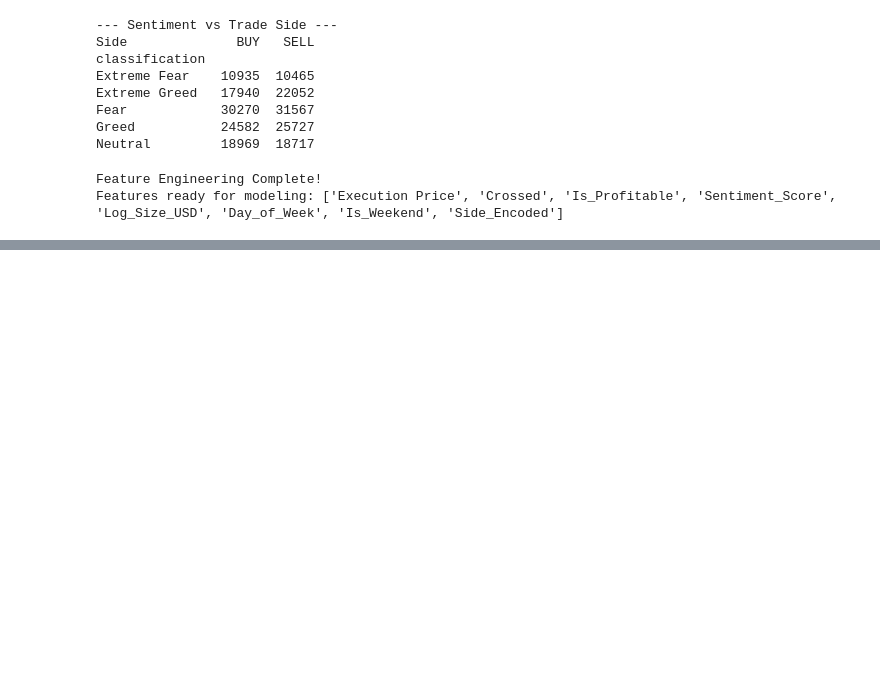
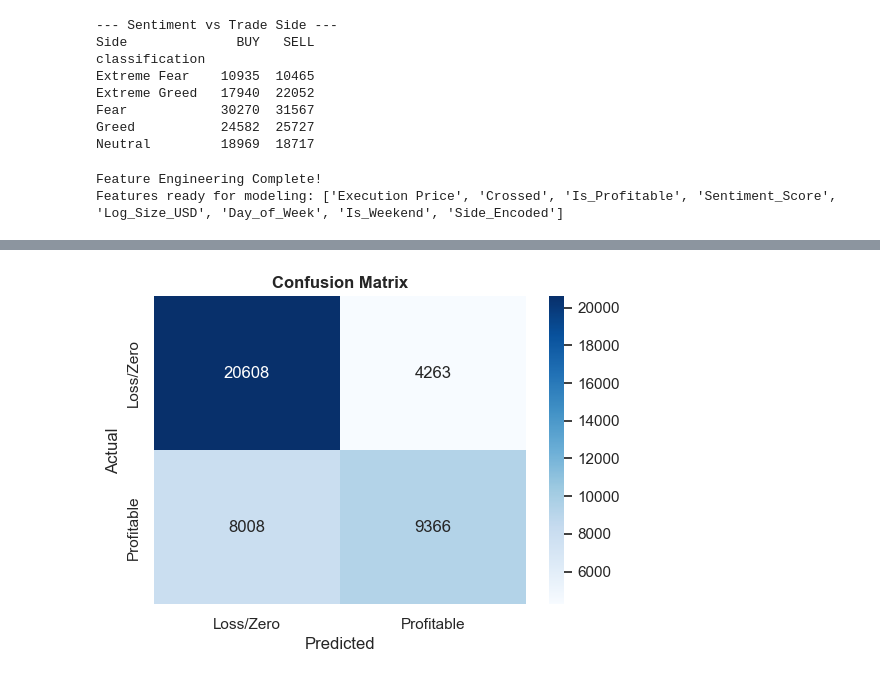
Before and after one commit to AnshulKumar79/Traders_Performance-and-Market_Sentiment, a Jupyter notebook: Trader_Sentiment_Analysis.ipynb, the cells around one changed output, grey strips where cells are left out. Saved outputs shown, nothing was run; the diff lists cells and outputs as text; code cells hidden in the pictures; blank space fills up the shorter version.

Commit message:
Trained a Random forest model and evaluated

```diff
--- a/Trader_Sentiment_Analysis.ipynb
+++ b/Trader_Sentiment_Analysis.ipynb
@@ -429,0 +434,13 @@ Features ready for modeling: ['Execution Price', 'Crossed', 'Is_Profitable', 'Se
+# %%
+#MODEL TRAINING & EVALUATION
+X = ml_df.drop(columns=['Is_Profitable'])
+y = ml_df['Is_Profitable']
+
+X_train, X_test, y_train, y_test = train_test_split(X, y, test_size=0.2, random_state=42, stratify=y)
+
+# n_estimators=100 means we are using a forest of 100 Decision Trees
+rf_model = RandomForestClassifier(n_estimators=100, random_state=42, max_depth=5)
+rf_model.fit(X_train, y_train)
+
+#Predictions
+y_pred = rf_model.predict(X_test)
@@ -429,0 +465,12 @@ Features ready for modeling: ['Execution Price', 'Crossed', 'Is_Profitable', 'Se
+# %%
+#Confusion Matrix
+plt.figure(figsize=(6, 4))
+sns.heatmap(confusion_matrix(y_test, y_pred), annot=True, fmt='d', cmap='Blues',
+            xticklabels=['Loss/Zero', 'Profitable'],
+            yticklabels=['Loss/Zero', 'Profitable'])
+plt.title('Confusion Matrix', fontweight='bold')
+plt.ylabel('Actual')
+plt.xlabel('Predicted')
+plt.show()
+# %% [output]
+[figure, added]
```
Also changed, not shown: parts of 4 cells of this notebook.
